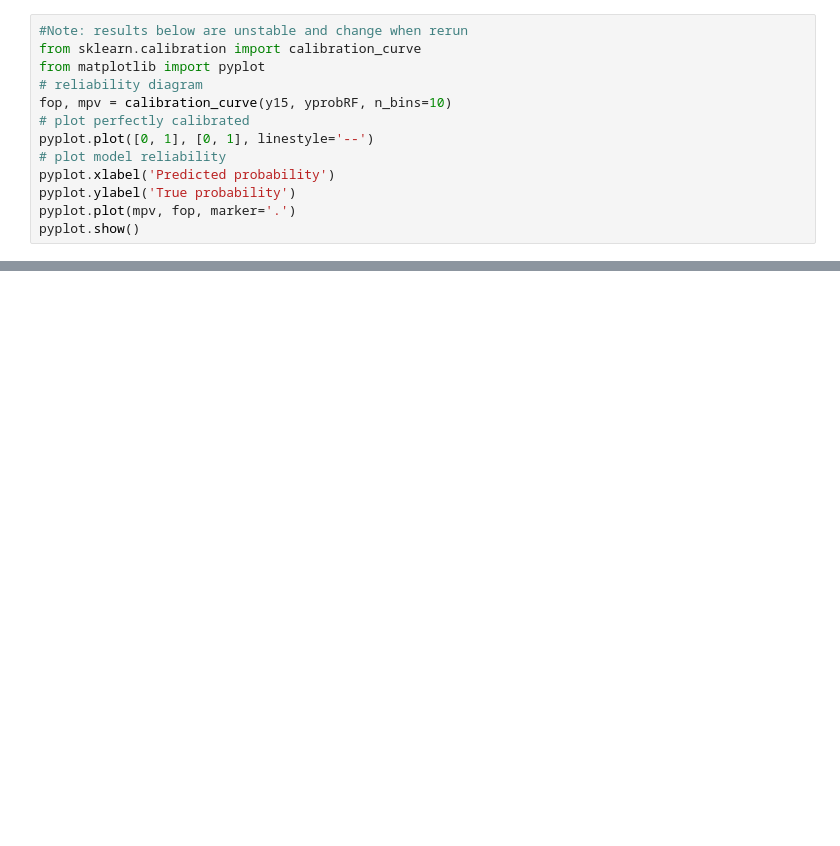
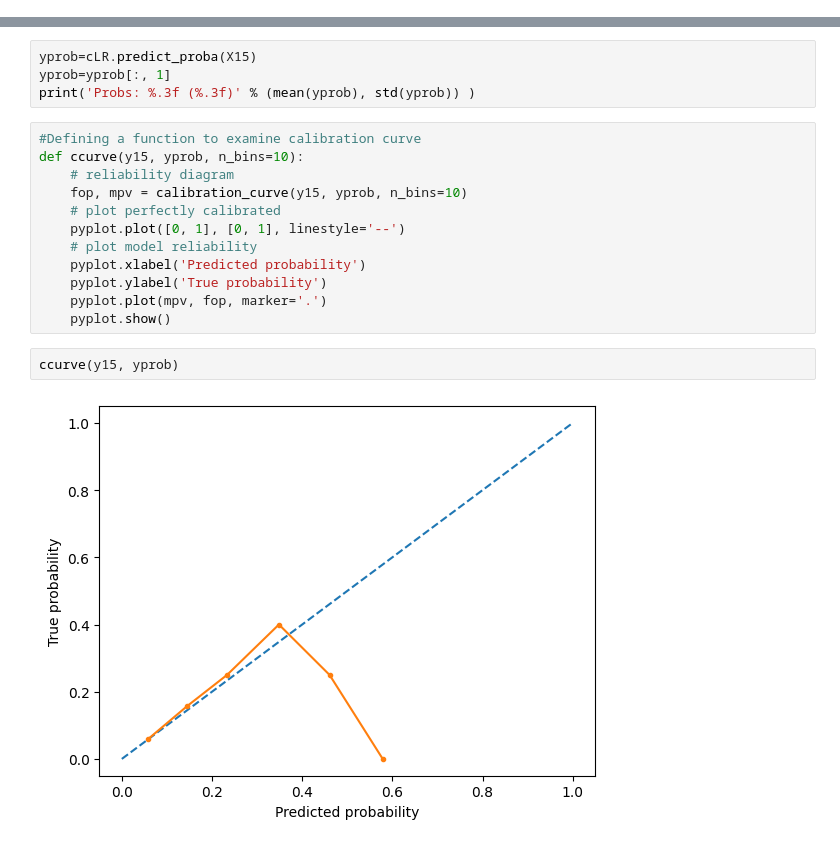
Before and after one commit to kk262626/predicting_suicidality, a Jupyter notebook: LR_Threshs.ipynb, the cells around one changed output, grey strips where cells are left out. Cells and saved outputs as stored; diff of their text form; blank space fills up the shorter version.

```diff
--- a/LR_Threshs.ipynb
+++ b/LR_Threshs.ipynb
@@ -316,13 +84,0 @@ print(tn/(tn+fp))
-# %%
-#Note: results below are unstable and change when rerun
-from sklearn.calibration import calibration_curve
-from matplotlib import pyplot
-# reliability diagram
-fop, mpv = calibration_curve(y15, yprobRF, n_bins=10)
-# plot perfectly calibrated
-pyplot.plot([0, 1], [0, 1], linestyle='--')
-# plot model reliability
-pyplot.xlabel('Predicted probability')
-pyplot.ylabel('True probability')
-pyplot.plot(mpv, fop, marker='.')
-pyplot.show()
@@ -495,0 +126,20 @@ Text(0, 0.5, 'True probability')
+# %%
+yprob=cLR.predict_proba(X15)
+yprob=yprob[:, 1]
+print('Probs: %.3f (%.3f)' % (mean(yprob), std(yprob)) )
+# %%
+#Defining a function to examine calibration curve
+def ccurve(y15, yprob, n_bins=10):
+    # reliability diagram
+    fop, mpv = calibration_curve(y15, yprob, n_bins=10)
+    # plot perfectly calibrated
+    pyplot.plot([0, 1], [0, 1], linestyle='--')
+    # plot model reliability
+    pyplot.xlabel('Predicted probability')
+    pyplot.ylabel('True probability')
+    pyplot.plot(mpv, fop, marker='.')
+    pyplot.show()
+# %%
+ccurve(y15, yprob)
+# %% [output]
+[figure, added]
```
Also changed, not shown: parts of 98 cells of this notebook, 31 other files.
